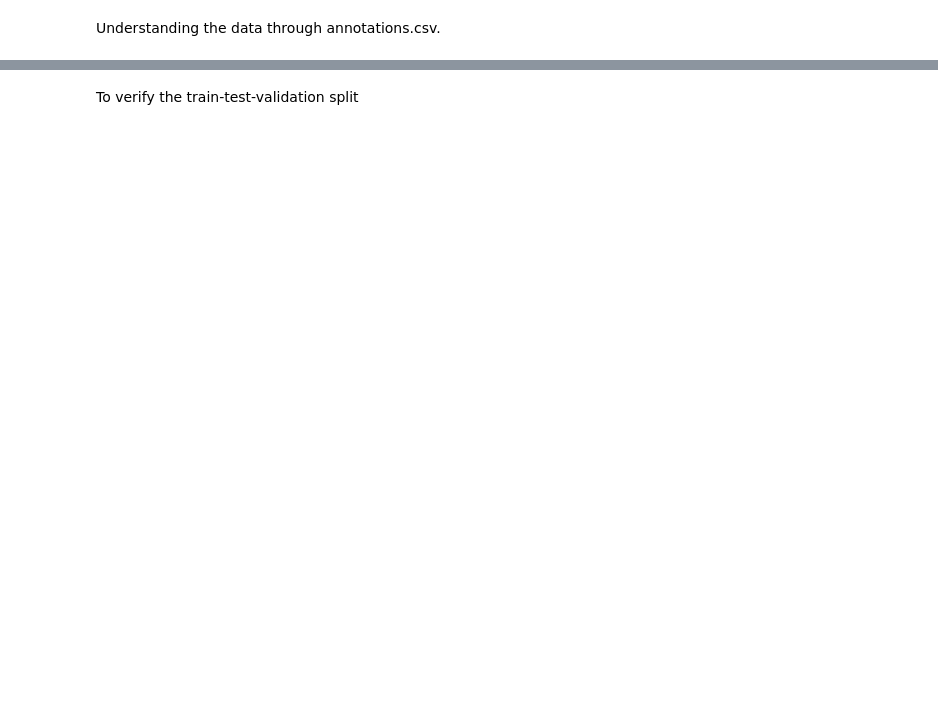
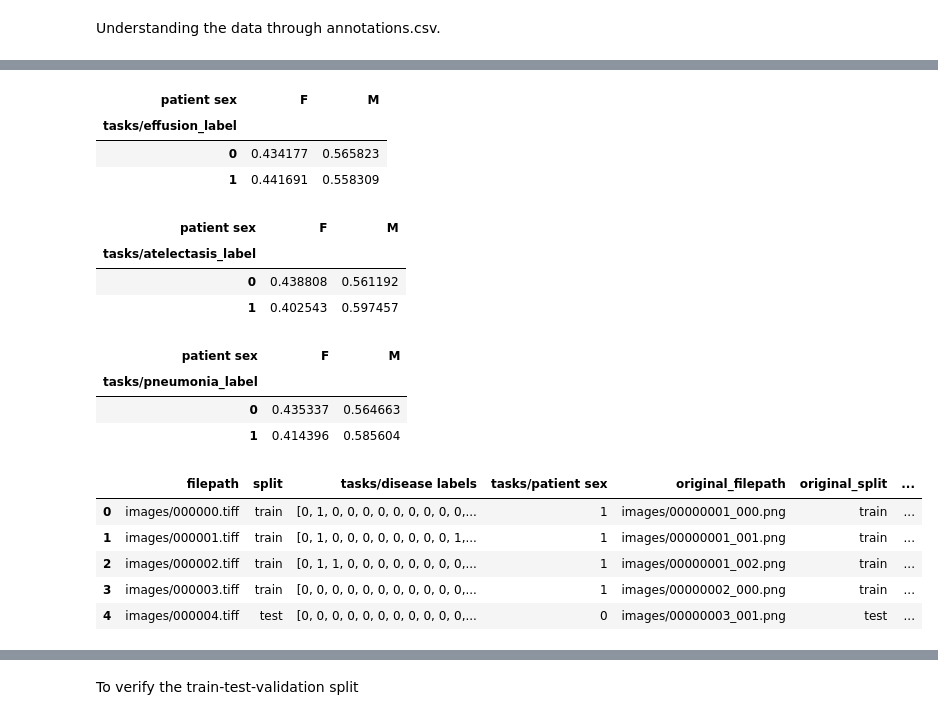
Before and after one commit to weixisee/COMP3931_Individual_Project, a Jupyter notebook: notebook/1_DataPreprocessing.ipynb, the cells around one changed output, grey strips where cells are left out. Saved outputs shown, nothing was run; the diff lists cells and outputs as text; code cells hidden in the pictures; blank space fills up the shorter version.

```diff
--- a/notebook/1_DataPreprocessing.ipynb
+++ b/notebook/1_DataPreprocessing.ipynb
@@ -25,0 +130,42 @@ df.head()
+# %%
+pd.crosstab(
+    df["tasks/effusion_label"],
+    df["patient sex"],
+    normalize="index"
+)
+# %% [output]
+| patient sex | F | M |
+| tasks/effusion_label |  |  |
+| 0 | 0.434177 | 0.565823 |
+| 1 | 0.441691 | 0.558309 |
+# %%
+pd.crosstab(
+    df["tasks/atelectasis_label"],
+    df["patient sex"],
+    normalize="index"
+)
+# %% [output]
+| patient sex | F | M |
+| tasks/atelectasis_label |  |  |
+| 0 | 0.438808 | 0.561192 |
+| 1 | 0.402543 | 0.597457 |
+# %%
+pd.crosstab(
+    df["tasks/pneumonia_label"],
+    df["patient sex"],
+    normalize="index"
+)
+# %% [output]
+| patient sex | F | M |
+| tasks/pneumonia_label |  |  |
+| 0 | 0.435337 | 0.564663 |
+| 1 | 0.414396 | 0.585604 |
+# %%
+df.head()
+# %% [output]
+|  | filepath | split | tasks/disease labels | tasks/patient sex | original_filepath | original_split | ... |
+| 0 | images/000000.tiff | train | [0, 1, 0, 0, 0, 0, 0, 0, 0, 0, 0,... | 1 | images/00000001_000.png | train | ... |
+| 1 | images/000001.tiff | train | [0, 1, 0, 0, 0, 0, 0, 0, 0, 0, 1,... | 1 | images/00000001_001.png | train | ... |
+| 2 | images/000002.tiff | train | [0, 1, 1, 0, 0, 0, 0, 0, 0, 0, 0,... | 1 | images/00000001_002.png | train | ... |
+| 3 | images/000003.tiff | train | [0, 0, 0, 0, 0, 0, 0, 0, 0, 0, 0,... | 1 | images/00000002_000.png | train | ... |
+| 4 | images/000004.tiff | test | [0, 0, 0, 0, 0, 0, 0, 0, 0, 0, 0,... | 0 | images/00000003_001.png | test | ... |
```
Also changed, not shown: parts of 53 cells of this notebook.
